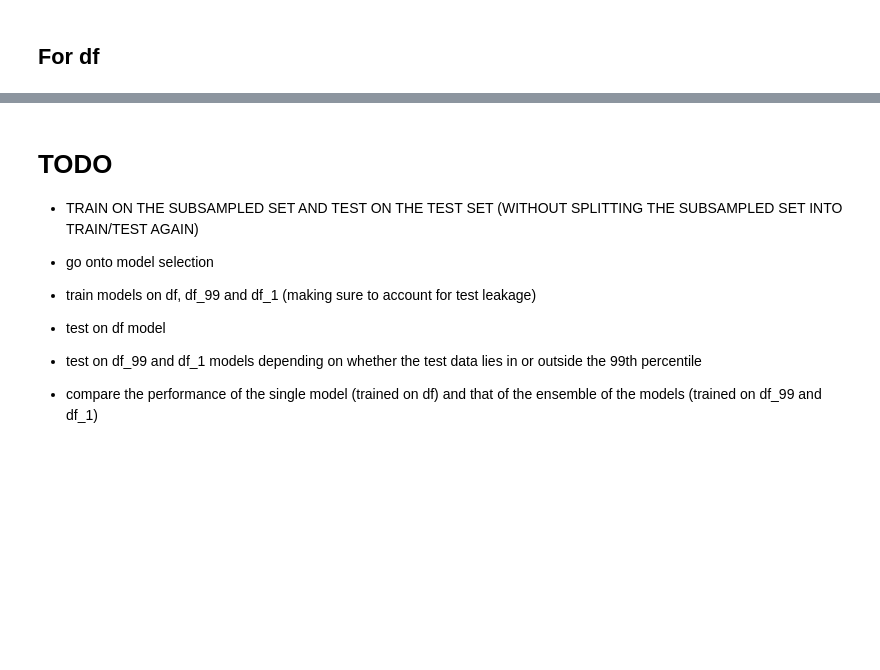
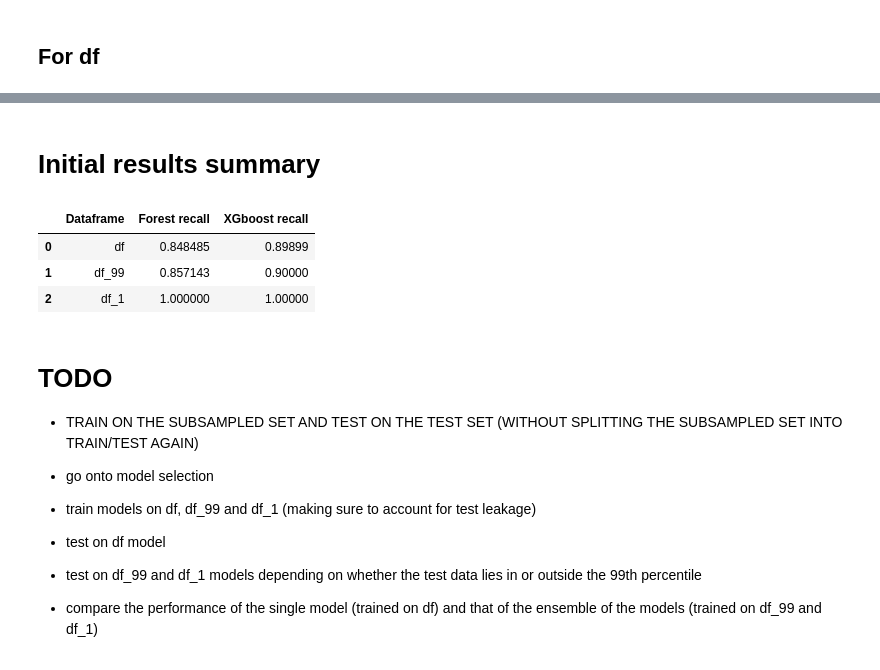
Before and after one commit to Tommy-McDonagh/Credit-Fraud, a Jupyter notebook: main.ipynb, the cells around one changed output, grey strips where cells are left out. Saved outputs shown, nothing was run; the diff lists cells and outputs as text; code cells hidden in the pictures; blank space fills up the shorter version.

Commit message:
created initial models for the 99th and 1st percentile dataframes and have comapred recall between the three models

```diff
--- a/main.ipynb
+++ b/main.ipynb
@@ -851,6 +851,7 @@ with mlflow.start_run(run_name="df_forest_initial"):
     df_forest_model.fit(X_train_df, y_train_df)
     y_pred_forest_df = df_forest_model.predict(X_test_df)
     df_forest_recall = recall_score(y_test_df, y_pred_forest_df)
+    df_forest_initial_run_id = mlflow.active_run().info.run_id
     autolog_run = mlflow.last_active_run()
 mlflow.end_run()
 # %% [output]
@@ -867,6 +868,7 @@ with mlflow.start_run(run_name='df_xgboost_initial'):
     df_xgboost_model.fit(X_train_df, y_train_df)
     y_pred_xgboost_df = df_xgboost_model.predict(X_test_df)
     df_xgboost_recall = recall_score(y_test_df, y_pred_xgboost_df)
+    df_xgboost_initial_run_id = mlflow.active_run().info.run_id
     autolog_run = mlflow.last_active_run()
 mlflow.end_run()
 # %% [output]
@@ -874,0 +916,15 @@ mlflow.end_run()
+# %%
+# give a name to the run
+with mlflow.start_run(run_name="df_1_forest_initial"):
+
+    # autologging
+    mlflow.autolog()
+
+    # random forest
+    df_1_forest_model = RandomForestClassifier(n_estimators=20, max_depth=3, random_state=rng)
+    df_1_forest_model.fit(X_train_df_1, y_train_df_1)
+    y_pred_forest_df_1 = df_1_forest_model.predict(X_test_df_1)
+    df_1_forest_recall = recall_score(y_test_df_1, y_pred_forest_df_1)
+    df_1_forest_initial_run_id = mlflow.active_run().info.run_id
+    autolog_run = mlflow.last_active_run()
+mlflow.end_run()
@@ -874,0 +934,14 @@ mlflow.end_run()
+# %%
+with mlflow.start_run(run_name='df_1_xgboost_initial'):
+
+    # autologging
+    mlflow.autolog()
+
+    #xgboost
+    df_1_xgboost_model = xgboost.XGBClassifier(learning_rate=0.2, max_depth=3, random_state=rng)
+    df_1_xgboost_model.fit(X_train_df_1, y_train_df_1)
+    y_pred_xgboost_df_1 = df_1_xgboost_model.predict(X_test_df_1)
+    df_1_xgboost_recall = recall_score(y_test_df_1, y_pred_xgboost_df_1)
+    df_1_xgboost_initial_run_id = mlflow.active_run().info.run_id
+    autolog_run = mlflow.last_active_run()
+mlflow.end_run()
@@ -875,3 +951,21 @@ mlflow.end_run()
+# %% [markdown]
+# Initial results summary
+# %%
+df_initial_metrics = [mlflow.get_run(df_forest_initial_run_id).data.metrics['recall_score_X_test_df'], mlflow.get_run(df_xgboost_initial_run_id).data.metrics['recall_score_X_test_df']]
+df_99_initial_metrics = [mlflow.get_run(df_99_forest_initial_run_id).data.metrics['recall_score_X_test_df_99'], mlflow.get_run(df_99_xgboost_initial_run_id).data.metrics['recall_score_X_test_df_99']]
+df_1_initial_metrics = [mlflow.get_run(df_1_forest_initial_run_id).data.metrics['recall_score_X_test_df_1'], mlflow.get_run(df_1_xgboost_initial_run_id).data.metrics['recall_score_X_test_df_1']]
+
+
+initial_metrics = pd.DataFrame([ ['df', df_initial_metrics[0], df_initial_metrics[1]],
+                                ['df_99', df_99_initial_metrics[0], df_99_initial_metrics[1]],
+                                ['df_1', df_1_initial_metrics[0], df_1_initial_metrics[1]]],
+                                columns=['Dataframe', 'Forest recall', 'XGboost recall'])
+initial_metrics
+# %% [output]
+|  | Dataframe | Forest recall | XGboost recall |
+| 0 | df | 0.848485 | 0.89899 |
+| 1 | df_99 | 0.857143 | 0.90000 |
+| 2 | df_1 | 1.000000 | 1.00000 |
 # %% [markdown]
 # TODO
 
```
Also changed, not shown: parts of 8 cells of this notebook.
